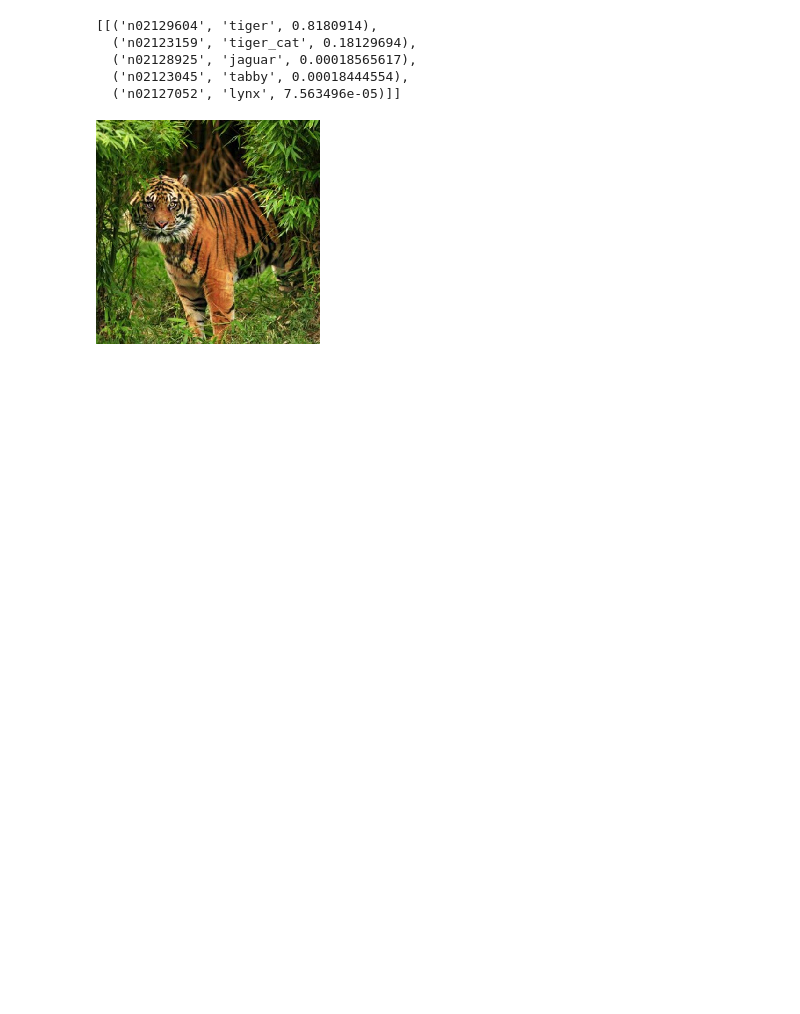
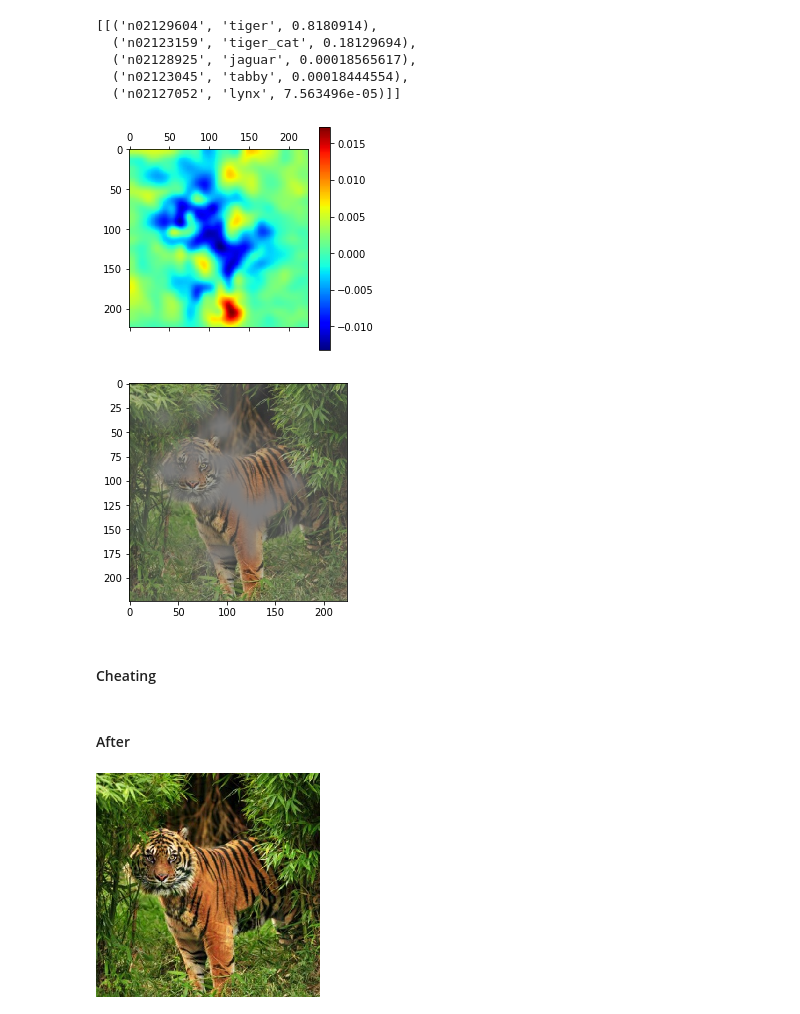
Before and after one commit to jan-golda/AGH-MethodsOfArtificialIntelligence, a Jupyter notebook: lab5-neural-networks/task-4-cheat-the-net.ipynb, the cells around one changed output. Cells and saved outputs as stored; diff of their text form; code cells hidden in the pictures; blank space fills up the shorter version.

```diff
--- a/lab5-neural-networks/task-4-cheat-the-net.ipynb
+++ b/lab5-neural-networks/task-4-cheat-the-net.ipynb
@@ -23,8 +28,19 @@ cheater.get_predictions()
   ('n02128925', 'jaguar', 0.00018565617),
   ('n02123045', 'tabby', 0.00018444554),
   ('n02127052', 'lynx', 7.563496e-05)]]
+# %%
+heatmap = generate_heatmap(cheater.model, cheater.x)
+plot_heatmap(heatmap, blur=5)
+plot_heatmap_cover(heatmap, k_image.img_to_array(cheater.image) / 255, blur=5, cutoff=0.35)
+# %% [output]
+[figure, added]
+[figure, added]
+# %% [markdown]
+#### Cheating
 # %%
 cheater.optimize()
+# %% [markdown]
+#### After
 # %%
 cheater.get_image()
 # %% [output]
```
Also changed, not shown: parts of 9 cells of this notebook, 1 other file.
